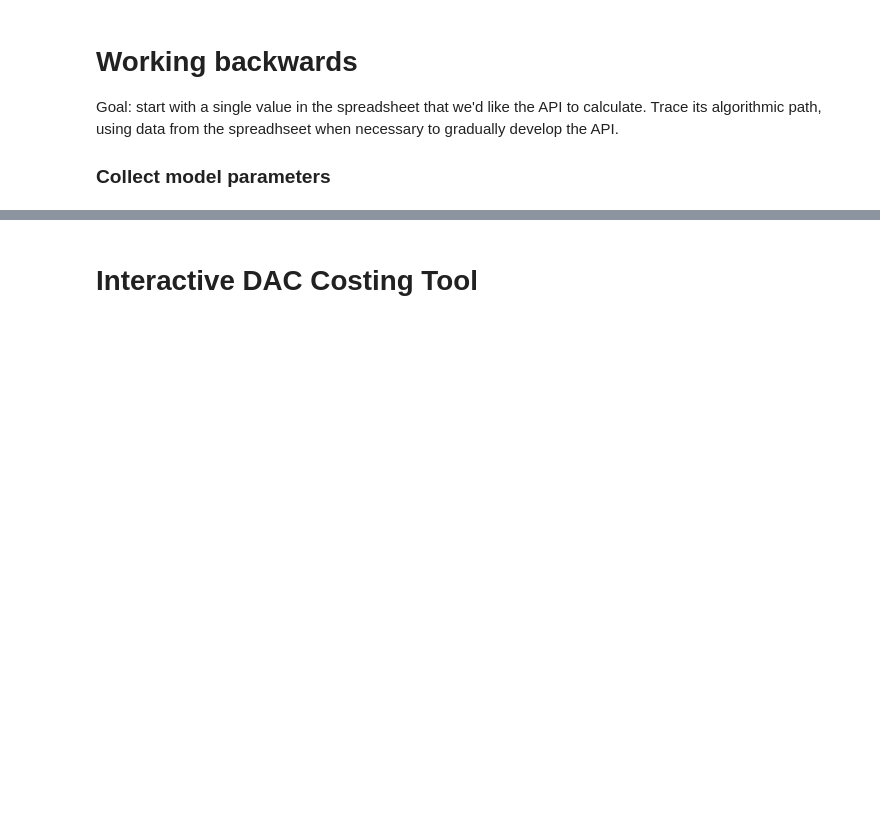
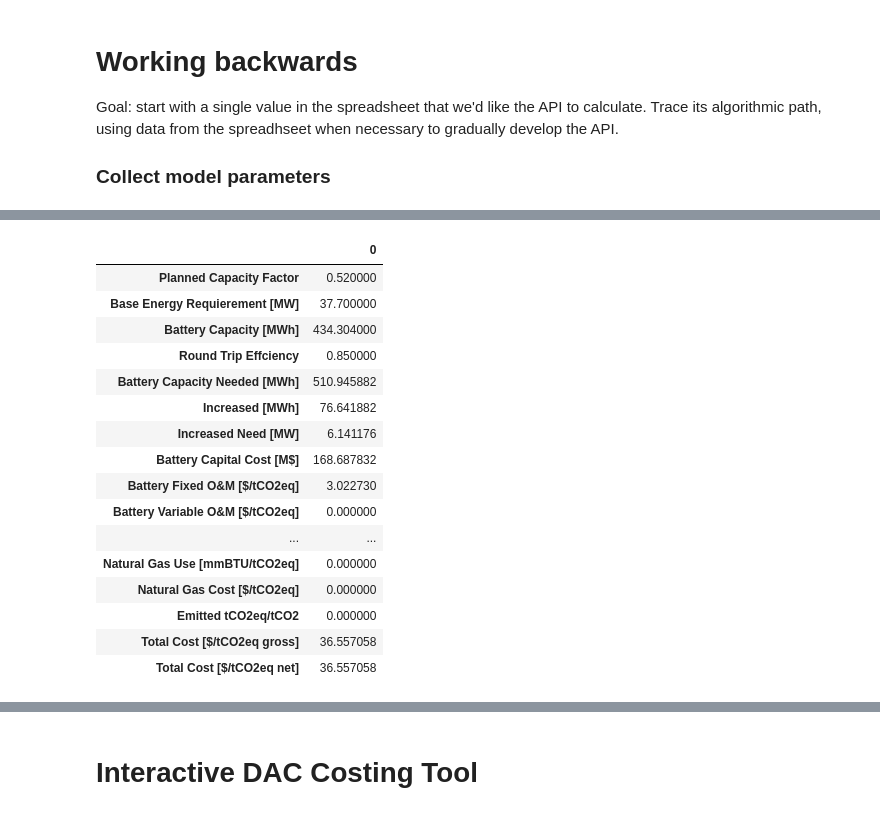
Before and after one commit to carbonplan/dac-costing, a Jupyter notebook: notebooks/DAC+Energy Analysis.ipynb, the cells around one changed output, grey strips where cells are left out. Cells and saved outputs as stored; diff of their text form; code cells hidden in the pictures; blank space fills up the shorter version.

Commit message:
add support for additional scenarios + start of module

```diff
--- a/notebooks/DAC+Energy Analysis.ipynb
+++ b/notebooks/DAC+Energy Analysis.ipynb
@@ -420,0 +191,30 @@ expected: $225.84
+# %%
+def calc_battery_requirements(base_energy_req, e_vals, params):
+    v = {}
+
+    # Battery Capacity [MWh]
+    # TODO: move to params (sheets['report_data']['C64'])
+    v['Battery Capacity [MWh]'] =  base_energy_req * (24 * (1 - e_vals['Planned Capacity Factor']) )
+
+    # Round Trip Effciency
+    v['Round Trip Effciency'] = eai_df.loc['Efficiency (Thermal or Round Trip)', 'Battery Storage']
+
+    # Battery Capacity Needed [MWh]
+    v['Battery Capacity Needed [MWh]'] = v['Battery Capacity [MWh]'] / v['Round Trip Effciency']
+
+    # Increased [MWh]
+    v['Increased [MWh]'] = v['Battery Capacity Needed [MWh]'] - v['Battery Capacity [MWh]']
+
+    # Increased Solar/Wind Need
+    v['Increased Need [MW]'] = v['Increased [MWh]'] / (24 * e_vals['Planned Capacity Factor'])
+
+    # Battery Capital Cost [M$]
+    v['Battery Capital Cost [M$]'] = eai_df.loc['Base Plant Cost [M$]', 'Battery Storage'] * (v['Battery Capacity Needed [MWh]'] / eai_df.loc['Battery Capacity [MWhr]', 'Battery Storage']) ** scaling_factors.loc['Battery Storage', 'Scaling Factor']
+
+    # Battery Fixed O&M [$/tCO2eq]
+    v['Battery Fixed O&M [$/tCO2eq]'] = (eai_df.loc['Base Plant Annual Fixed O&M [$M]', 'Battery Storage'] * (v['Battery Capacity Needed [MWh]'] / eai_df.loc['Battery Capacity [MWhr]', 'Battery Storage']) ** scaling_factors.loc['Battery Storage', 'Scaling Factor']) *1e6 / params['Scale [tCO2/year]']
+
+    # Battery Variable O&M [$/tCO2eq]
+    v['Battery Variable O&M [$/tCO2eq]'] = eai_df.loc['Variable O&M [$/MWhr]', 'Battery Storage'] * v['Battery Capacity [MWh]'] / params['Scale [tCO2/year]'] * 365
+
+    return v
@@ -420,0 +310,30 @@ expected: $225.84
+# %%
+# e = pd.DataFrame({s: energy_requirements(base_electric_power_requirements[s], params, scenario=s) for s in ['NGCC w/ CCS', 'Solar', 'Wind']})
+# t = pd.DataFrame({s: energy_requirements(base_thermal_requirements[s], params, scenario=s) for s in ['NGCC w/ CCS', 'Solar', 'Wind']})
+
+# energy_block = pd.concat({'electric': e, 'thermal': t}, axis=1)
+# energy_block
+
+scenario = 'Wind'
+ev = energy_requirements(base_electric_requirements[scenario], params, scenario=scenario)
+tv = energy_requirements(base_thermal_requirements[scenario], params, scenario=scenario)
+
+pd.Series(ev).to_frame()
+# %% [output]
+|  | 0 |
+| Planned Capacity Factor | 0.520000 |
+| Base Energy Requierement [MW] | 37.700000 |
+| Battery Capacity [MWh] | 434.304000 |
+| Round Trip Effciency | 0.850000 |
+| Battery Capacity Needed [MWh] | 510.945882 |
+| Increased [MWh] | 76.641882 |
+| Increased Need [MW] | 6.141176 |
+| Battery Capital Cost [M$] | 168.687832 |
+| Battery Fixed O&M [$/tCO2eq] | 3.022730 |
+| Battery Variable O&M [$/tCO2eq] | 0.000000 |
+| ... | ... |
+| Natural Gas Use [mmBTU/tCO2eq] | 0.000000 |
+| Natural Gas Cost [$/tCO2eq] | 0.000000 |
+| Emitted tCO2eq/tCO2 | 0.000000 |
+| Total Cost [$/tCO2eq gross] | 36.557058 |
+| Total Cost [$/tCO2eq net] | 36.557058 |
```
Also changed, not shown: parts of 19 cells of this notebook, 2 other files.
